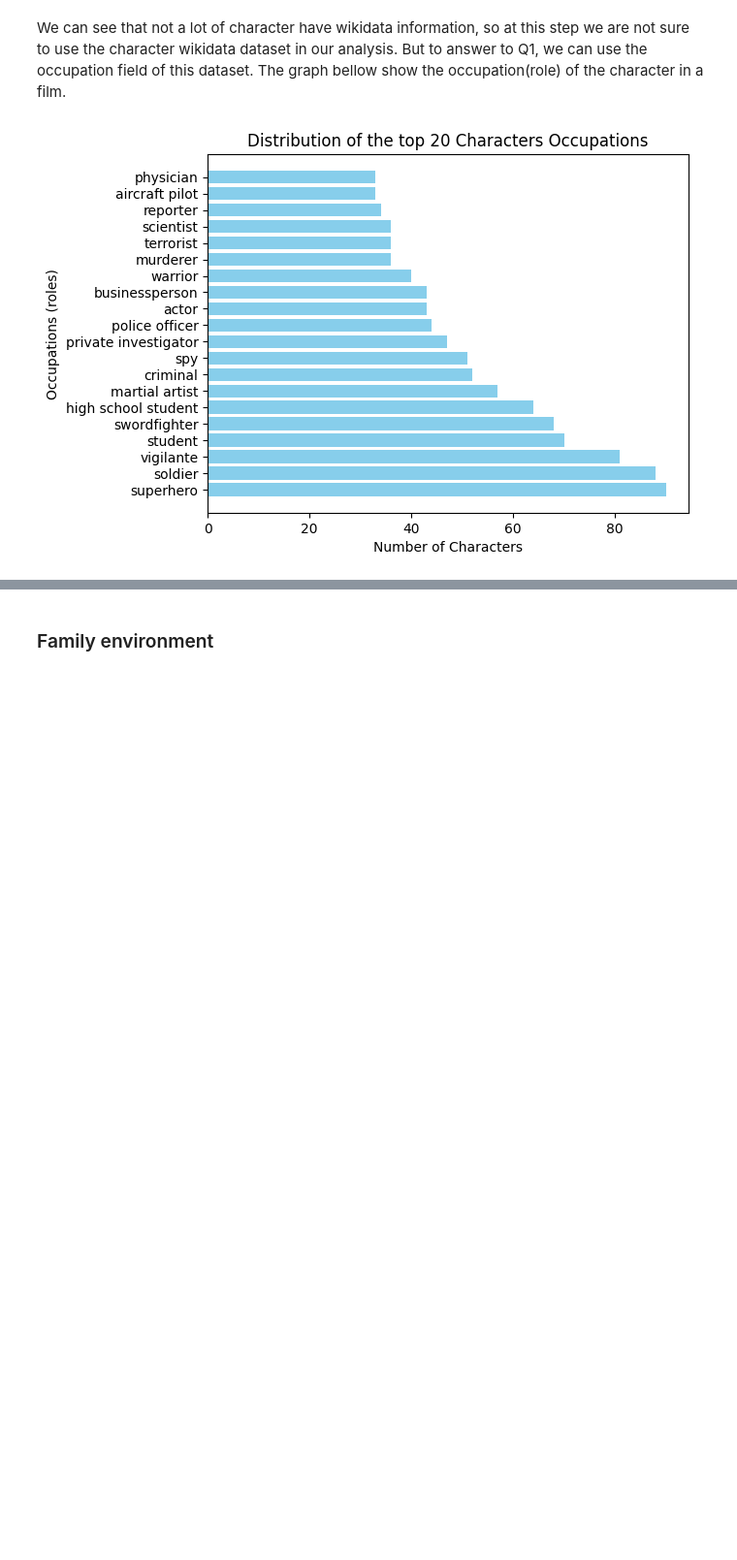
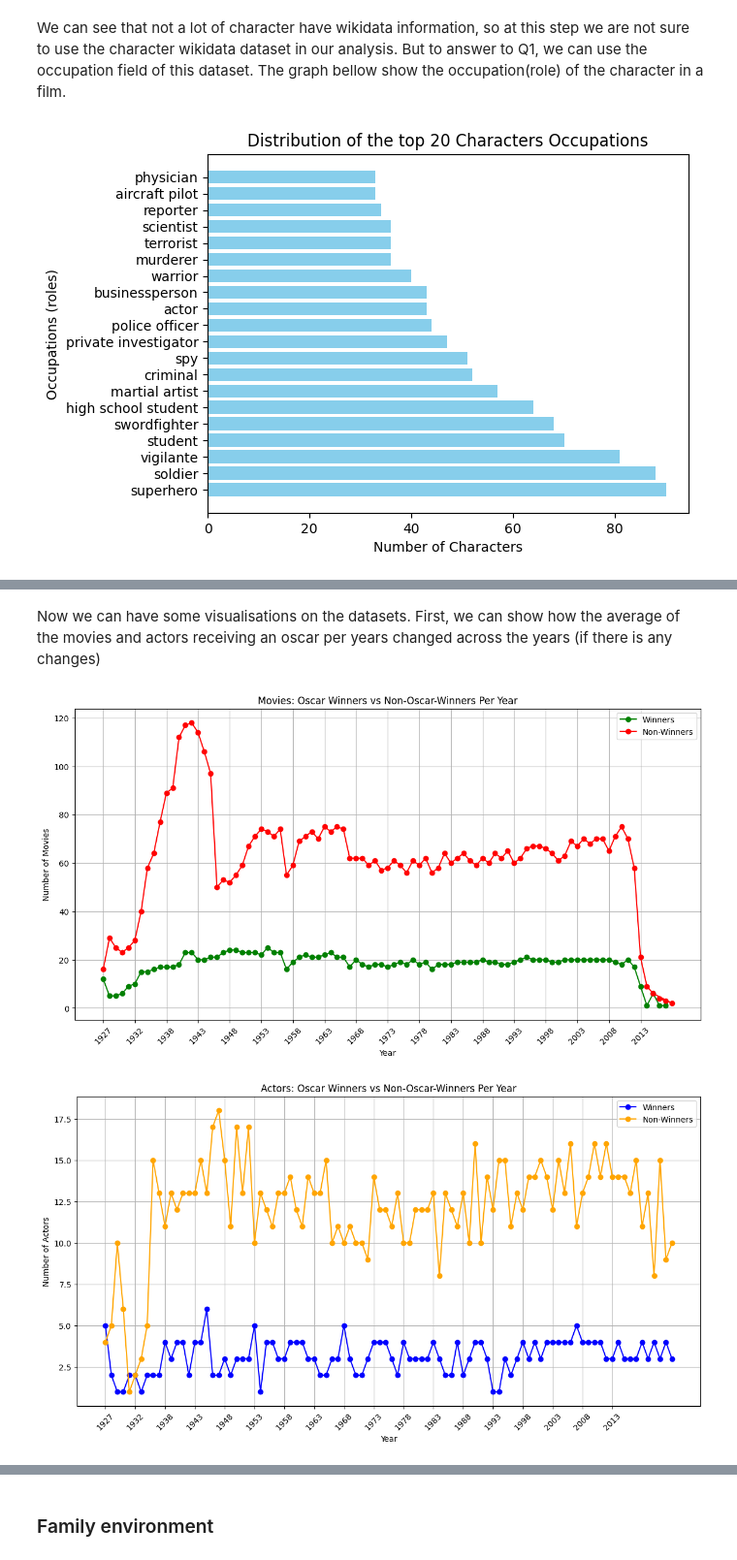
Before and after one commit to epfl-ada/ada-2024-project-bradaframanadamada, a Jupyter notebook: results.ipynb, the cells around one changed output, grey strips where cells are left out. Shown at 97% size. Saved outputs shown, nothing was run; the diff lists cells and outputs as text; code cells hidden in the pictures; blank space fills up the shorter version.

```diff
--- a/results.ipynb
+++ b/results.ipynb
@@ -440,0 +893,6 @@ plt.show()
+# %%
+def extract_first_four_digits(date):
+    date = str(date)
+    if date[:4].isdigit():
+        return date[:4]
+    return None
@@ -440,0 +1043,11 @@ plt.show()
+# %%
+oscarsActorsmerged = oscarsActorsmerged.drop(columns=['Film','actor','Nominees'])
+oscarsActorsmerged = oscarsActorsmerged.rename(columns={'actorLabel': 'Actor'})
+oscarsMoviesmerged = oscarsMoviesmerged.drop(columns=['name'])
+# %%
+
+display(oscarsActorsmerged)
+oscarsMoviesmerged['release_date'] = oscarsMoviesmerged['release_date'].apply(extract_first_four_digits)
+display(oscarsMoviesmerged)
+print(oscarsMoviesmerged.columns)
+print(oscarsActorsmerged.columns)
@@ -441 +1088,36 @@ plt.show()
+# %% [markdown]
+Now we can have some visualisations on the datasets. First, we can show how the average of the movies and actors receiving an oscar per years changed across the years (if there is any changes)
+# %%
+# Movies: Winners and Non-Winners
+movies_winners = oscarsMoviesmerged[oscarsMoviesmerged['Winner'] == True].groupby('Year').size()
+movies_non_winners = oscarsMoviesmerged[oscarsMoviesmerged['Winner'] == False].groupby('Year').size()
+
+plt.figure(figsize=(14, 7))
+plt.plot(movies_winners.index, movies_winners.values, marker='o', label='Winners', color='green')
+plt.plot(movies_non_winners.index, movies_non_winners.values, marker='o', label='Non-Winners', color='red')
+plt.title('Movies: Oscar Winners vs Non-Oscar-Winners Per Year')
+plt.xlabel('Year')
+plt.ylabel('Number of Movies')
+plt.xticks(movies_winners.index[::5], rotation=45)
+plt.grid(True)
+plt.legend()
+plt.show()
+
+# Actors: Winners and Non-Winners
+actors_winners = oscarsActorsmerged[oscarsActorsmerged['Winner'] == True].groupby('Year').size()
+actors_non_winners = oscarsActorsmerged[oscarsActorsmerged['Winner'] == False].groupby('Year').size()
+
+plt.figure(figsize=(14, 7))
+plt.plot(actors_winners.index, actors_winners.values, marker='o', label='Winners', color='blue')
+plt.plot(actors_non_winners.index, actors_non_winners.values, marker='o', label='Non-Winners', color='orange')
+plt.title('Actors: Oscar Winners vs Non-Oscar-Winners Per Year')
+plt.xlabel('Year')
+plt.ylabel('Number of Actors')
+plt.xticks(movies_winners.index[::5], rotation=45)
+plt.grid(True)
+plt.legend()
+plt.show()
+# %% [output]
+[figure, added]
+[figure, added]
 # %% [markdown]
```
Also changed, not shown: parts of 43 cells of this notebook, 4 other files.
